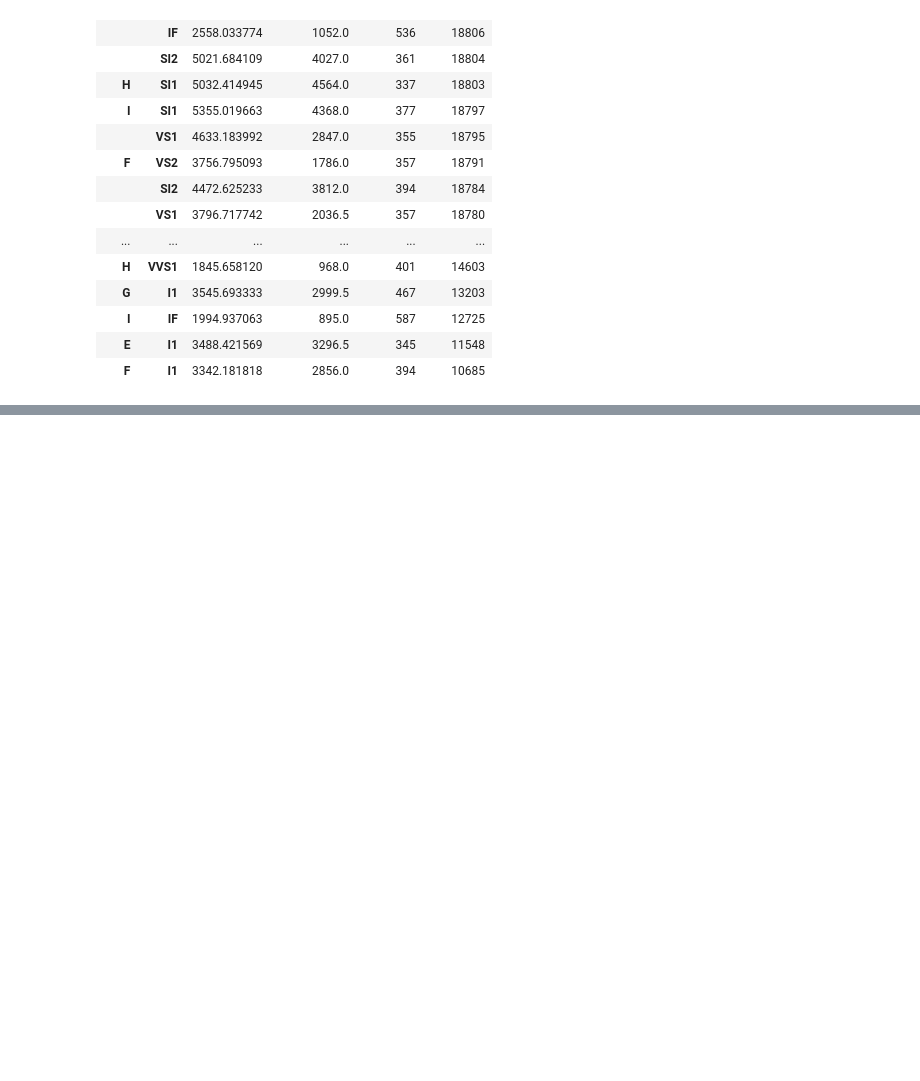
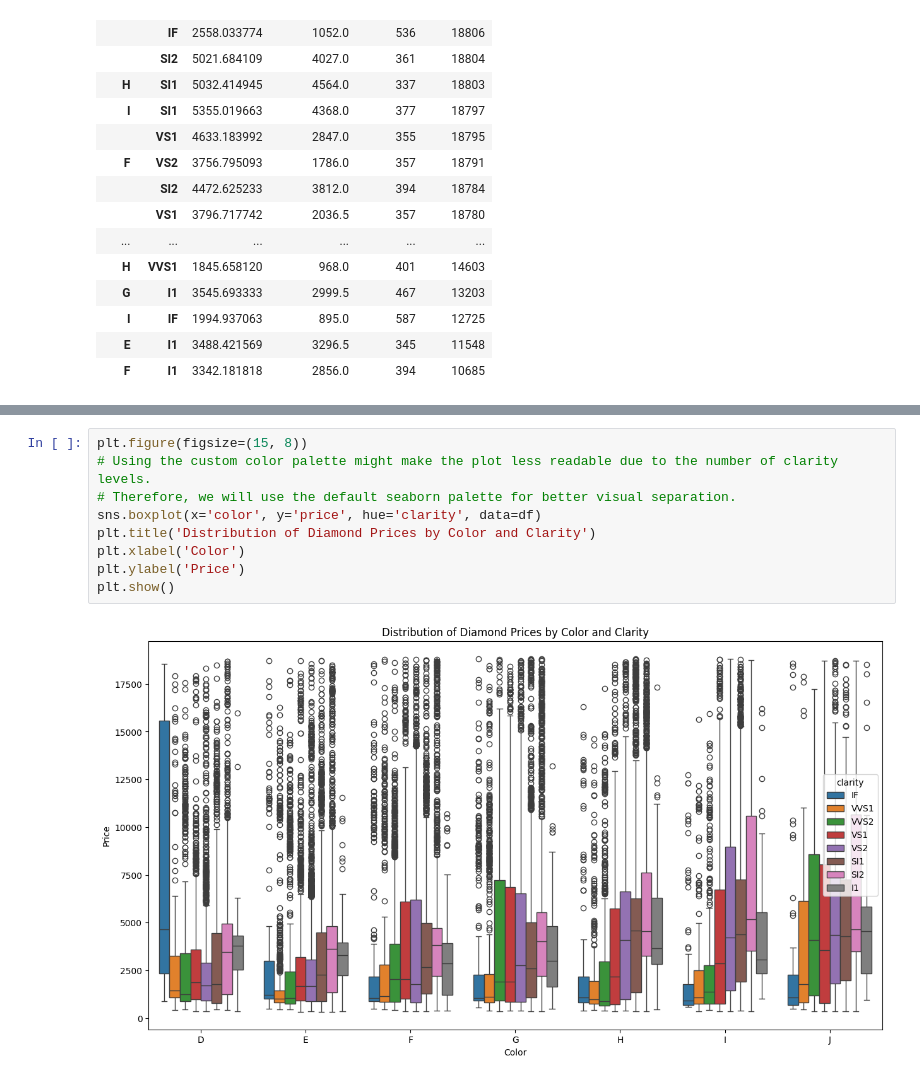
Before and after one commit to MachineNeyarning/Aula4, a Jupyter notebook: Aula_4.ipynb, the cells around one changed output, grey strips where cells are left out. Drawn from its saved outputs; the diff is of its cells as text; blank space fills up the shorter version.

```diff
--- a/Aula_4.ipynb
+++ b/Aula_4.ipynb
@@ -333,0 +368,11 @@ df.groupby(['color', 'clarity']).agg(
+# %%
+plt.figure(figsize=(15, 8))
+# Using the custom color palette might make the plot less readable due to the number of clarity levels.
+# Therefore, we will use the default seaborn palette for better visual separation.
+sns.boxplot(x='color', y='price', hue='clarity', data=df)
+plt.title('Distribution of Diamond Prices by Color and Clarity')
+plt.xlabel('Color')
+plt.ylabel('Price')
+plt.show()
+# %% [output]
+[figure, added]
```
Also changed, not shown: parts of 2 cells of this notebook, 1 other file.
